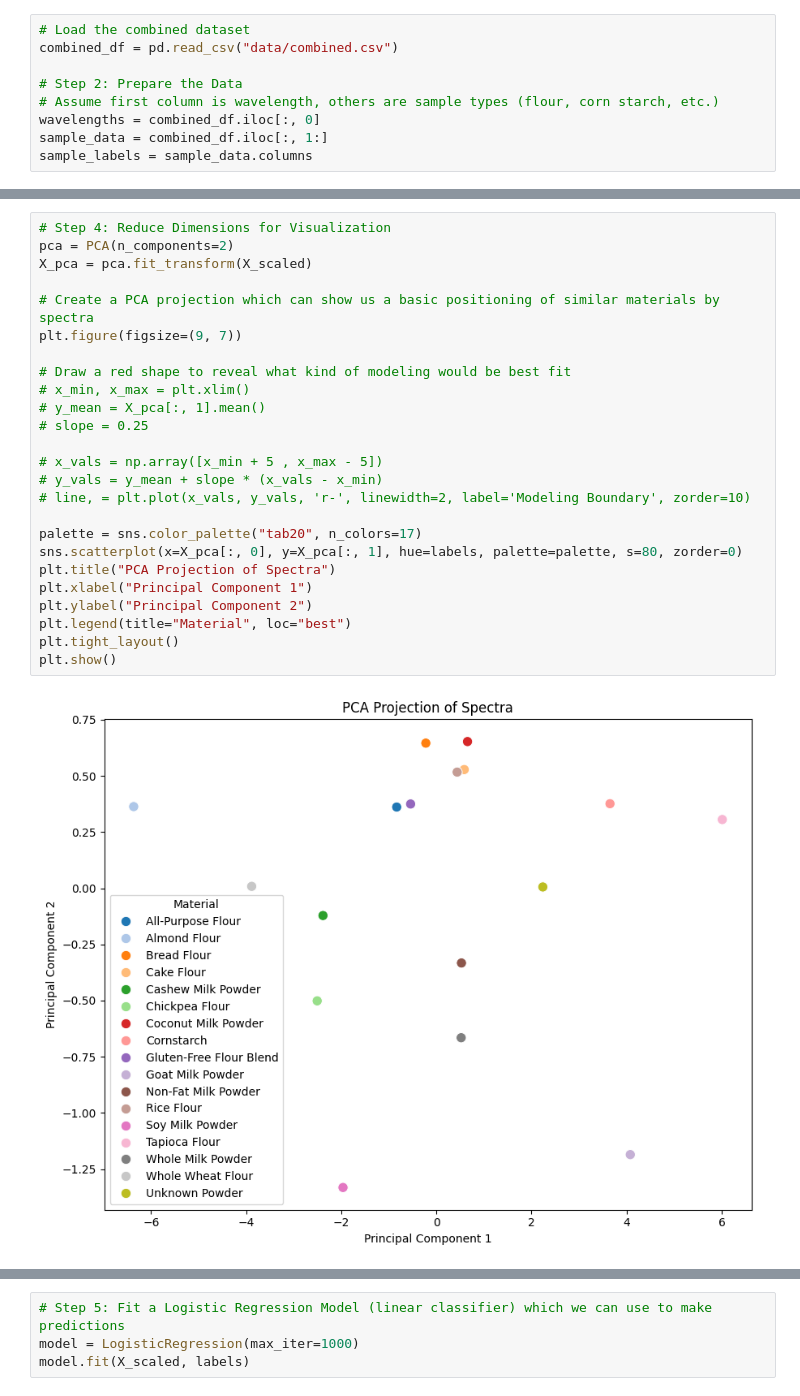
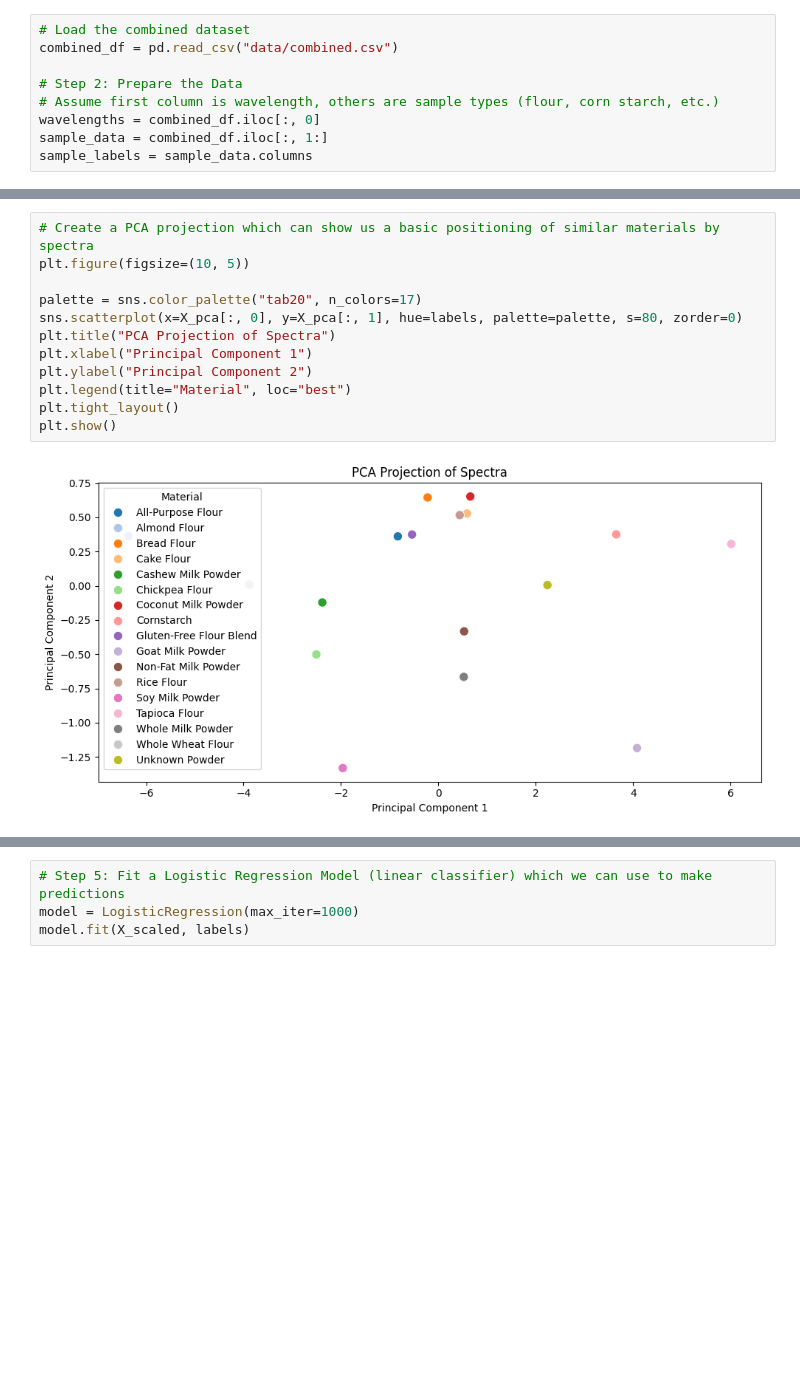
Before and after one commit to Kezzsim/high-school-ml-2025, a Jupyter notebook: notebook2.ipynb, the cells around one changed output, grey strips where cells are left out. Saved outputs shown, nothing was run; the diff lists cells and outputs as text; blank space fills up the shorter version.

```diff
--- a/notebook2.ipynb
+++ b/notebook2.ipynb
@@ -88,27 +98,14 @@ X_scaled = scaler.fit_transform(X)
 # %%
-# Step 4: Reduce Dimensions for Visualization
-pca = PCA(n_components=2)
-X_pca = pca.fit_transform(X_scaled)
-
 # Create a PCA projection which can show us a basic positioning of similar materials by spectra
-plt.figure(figsize=(9, 7))
-
-# Draw a red shape to reveal what kind of modeling would be best fit
-# x_min, x_max = plt.xlim()
-# y_mean = X_pca[:, 1].mean()
-# slope = 0.25
-
-# x_vals = np.array([x_min + 5 , x_max - 5])
-# y_vals = y_mean + slope * (x_vals - x_min)
-# line, = plt.plot(x_vals, y_vals, 'r-', linewidth=2, label='Modeling Boundary', zorder=10)
+plt.figure(figsize=(10, 5))
 
 palette = sns.color_palette("tab20", n_colors=17)
 sns.scatterplot(x=X_pca[:, 0], y=X_pca[:, 1], hue=labels, palette=palette, s=80, zorder=0)
 plt.title("PCA Projection of Spectra")
 plt.xlabel("Principal Component 1")
 plt.ylabel("Principal Component 2")
 plt.legend(title="Material", loc="best")
 plt.tight_layout()
 plt.show()
 # %% [output]
-[figure, old version]
+[figure, new version]
```
Also changed, not shown: parts of 15 cells of this notebook, 16 other files.
